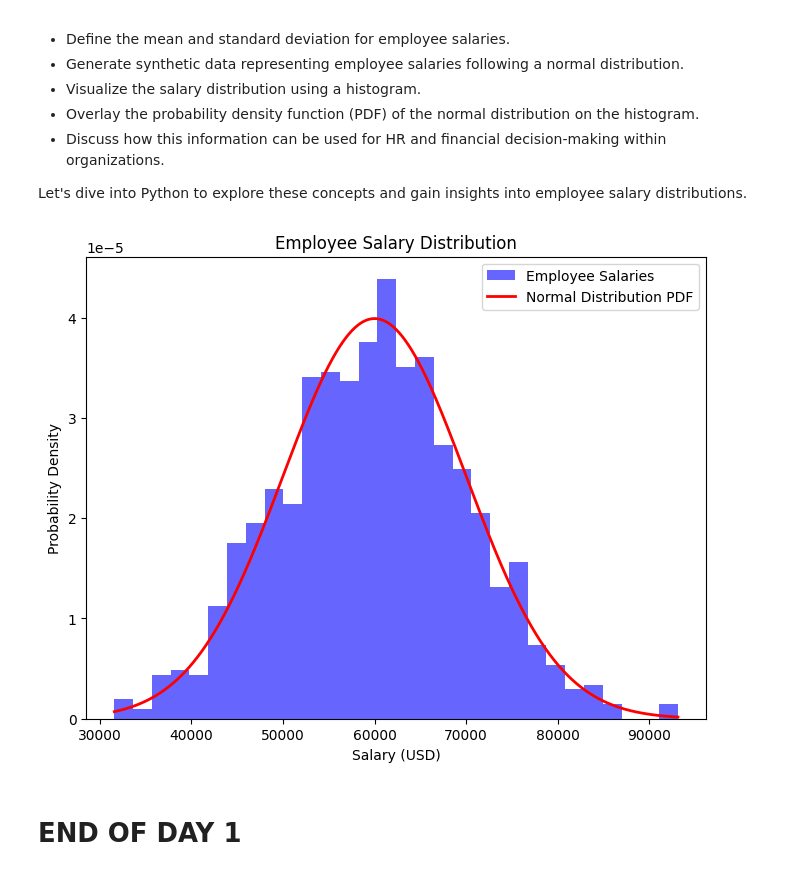
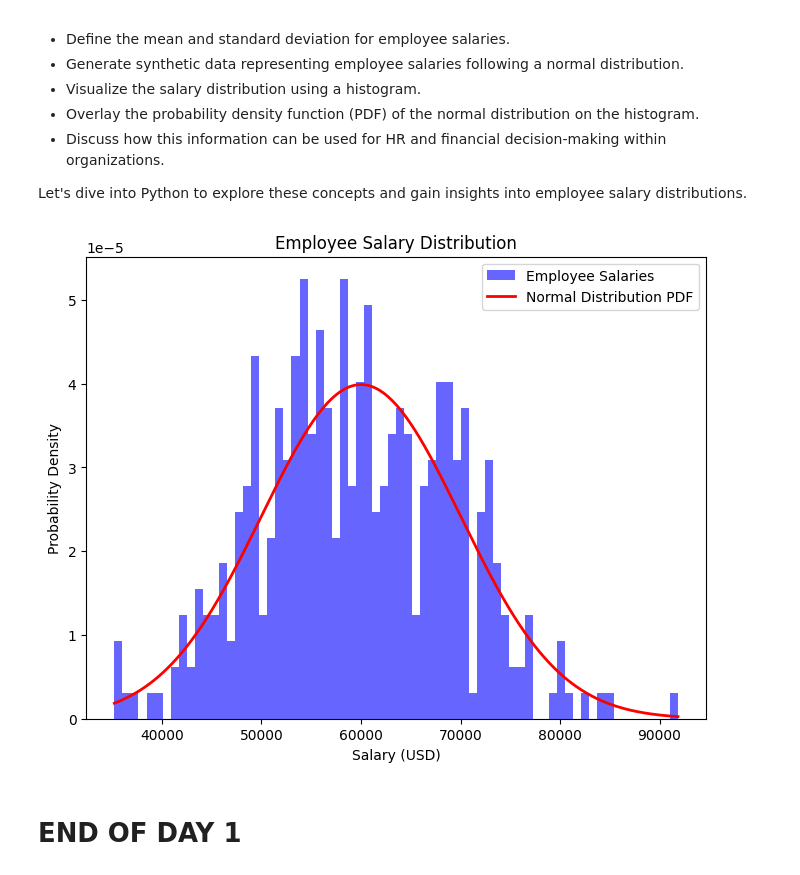
Before and after one commit to dbigman/nbs-4-master, a Jupyter notebook: s-401-404/Fundamental Statistics for Computer-Based Systems.ipynb, the cells around one changed output. Saved outputs shown, nothing was run; the diff lists cells and outputs as text; code cells hidden in the pictures.

```diff
--- a/s-401-404/Fundamental Statistics for Computer-Based Systems.ipynb
+++ b/s-401-404/Fundamental Statistics for Computer-Based Systems.ipynb
@@ -2160,36 +2160,36 @@ import matplotlib.pyplot as plt
 from scipy.stats import norm
 
 # Define the mean and standard deviation for employee salaries
 mean_salary = 60000  # Mean salary in USD
 std_deviation = 10000  # Standard deviation in USD
 
 # Generate synthetic data following a normal distribution
-num_employees = 1000  # Number of employees
+num_employees = 400  # Number of employees
 employee_salaries = np.random.normal(mean_salary, std_deviation, num_employees)
 
 # Plot a histogram of employee salaries
 plt.figure(figsize=(8, 6))
-plt.hist(employee_salaries, bins=30, density=True, alpha=0.6, color='b', label='Employee Salaries')
+plt.hist(employee_salaries, bins=70, density=True, alpha=0.6, color='b', label='Employee Salaries')
 
 # Generate a range of x values for the probability density function (PDF)
 x_values = np.linspace(min(employee_salaries), max(employee_salaries), 1000)
 
 # Calculate the PDF using the scipy.stats.norm library
 pdf_values = norm.pdf(x_values, mean_salary, std_deviation)
 
 # Plot the PDF as a smooth curve
 plt.plot(x_values, pdf_values, 'r-', lw=2, label='Normal Distribution PDF')
 
 # Add labels and a legend to the plot
 plt.xlabel('Salary (USD)')
 plt.ylabel('Probability Density')
 plt.title('Employee Salary Distribution')
 plt.legend()
 
 # Show the plot
 plt.show()
 # %% [output]
-[figure, old version]
+[figure, new version]
 # %% [markdown]
 # END OF DAY 1
 # %% [markdown]
```
Also changed, not shown: parts of 20 cells of this notebook, 54 other files.
